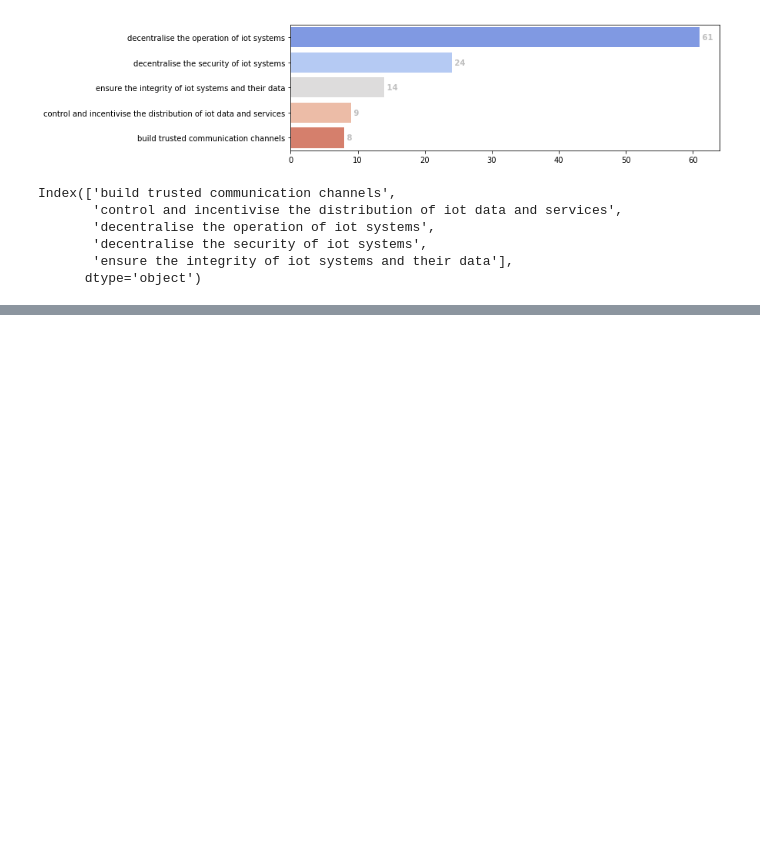
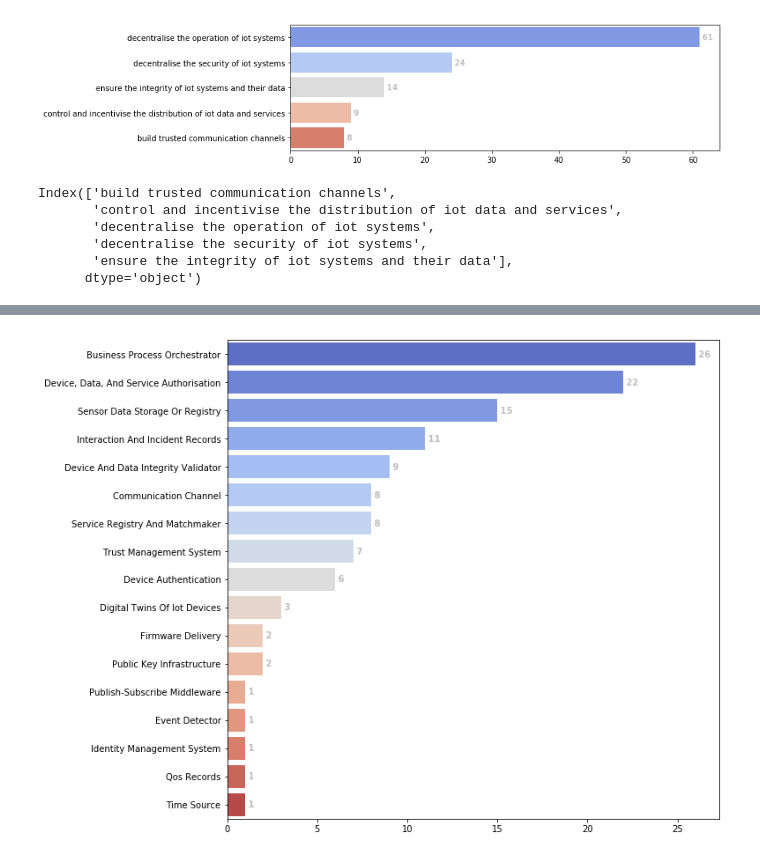
Before and after one commit to nguyentran0212/BC_IoT_SLR, a Jupyter notebook: DataExtraction/Extracted Data/BC_SLR_AVIZ_tool.ipynb, the cells around one changed output, grey strips where cells are left out. Saved outputs shown, nothing was run; the diff lists cells and outputs as text; code cells hidden in the pictures; blank space fills up the shorter version.

```diff
--- a/DataExtraction/Extracted Data/BC_SLR_AVIZ_tool.ipynb
+++ b/DataExtraction/Extracted Data/BC_SLR_AVIZ_tool.ipynb
@@ -299,0 +285,9 @@ plotly.offline.iplot(data, filename = 'parcoord-dimensions')
+# %%
+"""
+Loads the extracted data for RQ2_1
+"""
+
+raw_path = "RQ2_RQ3/extraction_Q2_Q3_v1.0.0.xlsx"
+
+raw_df = pd.read_excel(raw_path)
+raw_df
@@ -299,0 +328,9 @@ plotly.offline.iplot(data, filename = 'parcoord-dimensions')
+# %%
+"""
+Countplot of affected modules in IoT systems
+"""
+paper_module_relation = create_relation_paper_RQ(raw_df, "Affected Modules in IoT Systems", "Affected Modules", split_sub_areas = False)
+
+draw_countplot(paper_module_relation, "Affected Modules", size = (10,10))
+# %% [output]
+[figure, added]
```
Also changed, not shown: parts of 19 cells of this notebook, 4 other files.
